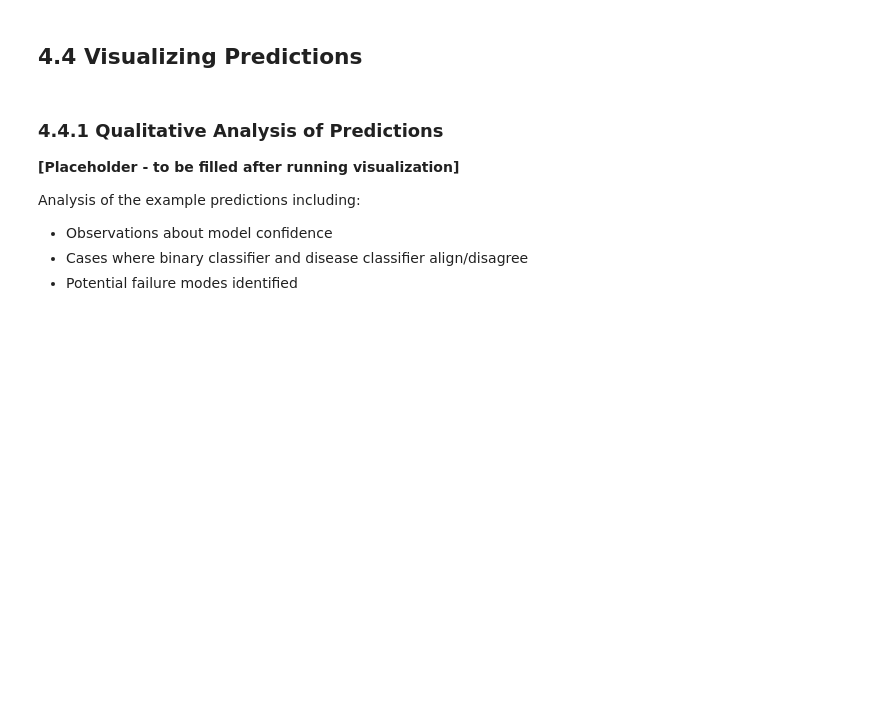
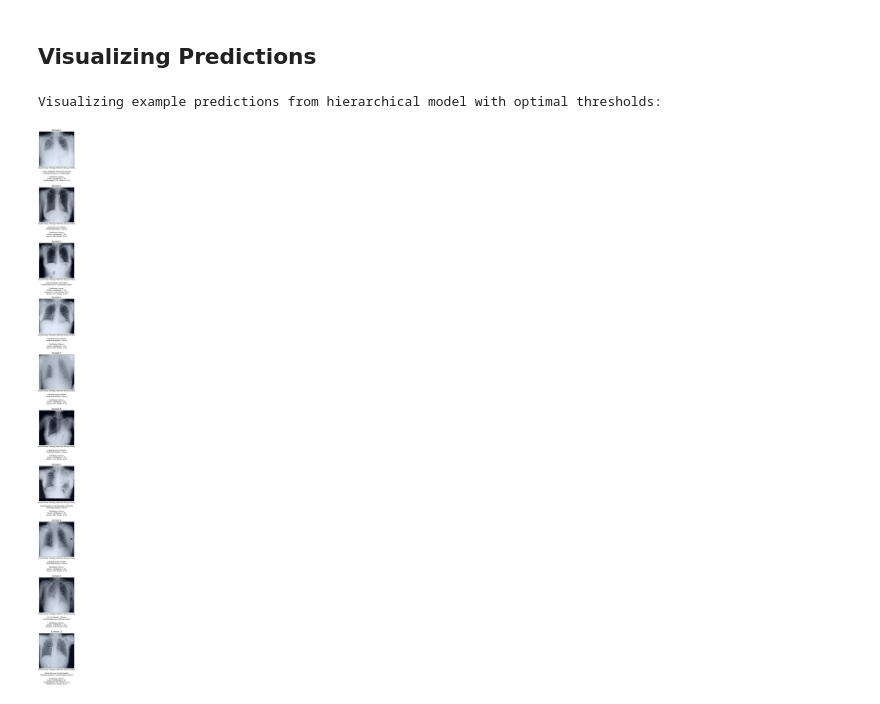
Before and after one commit to mattohan567/finetuening_vision_transformers, a Jupyter notebook: nih_hierarchical_vit.ipynb, the cells around one changed output. Cells and saved outputs as stored; diff of their text form; code cells hidden in the pictures; blank space fills up the shorter version.

```diff
--- a/nih_hierarchical_vit.ipynb
+++ b/nih_hierarchical_vit.ipynb
@@ -386,15 +612,10 @@ Summary of the hierarchical model performance on the test set including:
 # %% [markdown]
-## 4.4 Visualizing Predictions
+## Visualizing Predictions
 # %%
-# Visualize predictions
-print("Visualizing example predictions from hierarchical model:")
-nih_hvit.visualize_hierarchical_predictions(binary_model, disease_model, test_loader, device, disease_labels, num_examples=5)
+# Visualizing Predictions with Optimal Thresholds
+
+print("Visualizing example predictions from hierarchical model with optimal thresholds:")
+nih_hvit.visualize_hierarchical_predictions(binary_model, disease_model, test_loader, device, disease_labels, num_examples=10, thresholds=optimal_thresholds)
+# %% [output]
+Visualizing example predictions from hierarchical model with optimal thresholds:
+[figure, added]
-# %% [markdown]
-### 4.4.1 Qualitative Analysis of Predictions
-
-**[Placeholder - to be filled after running visualization]**
-
-Analysis of the example predictions including:
-- Observations about model confidence
-- Cases where binary classifier and disease classifier align/disagree
-- Potential failure modes identified
```
Also changed, not shown: parts of 31 cells of this notebook, 3 other files.
